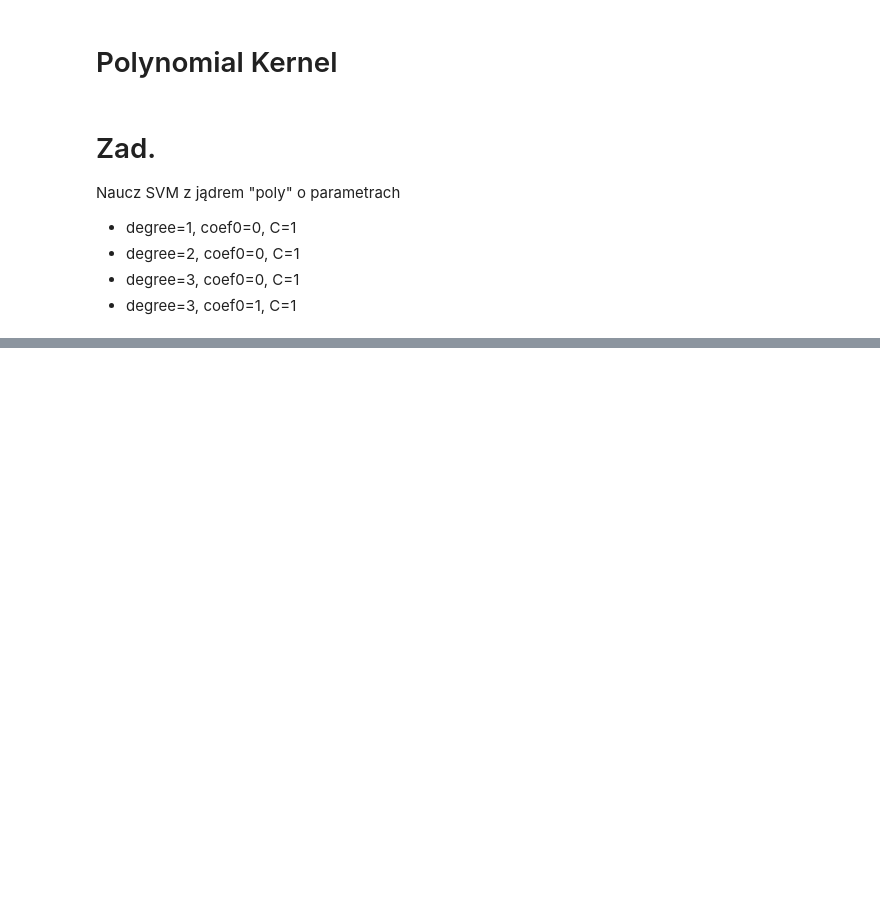
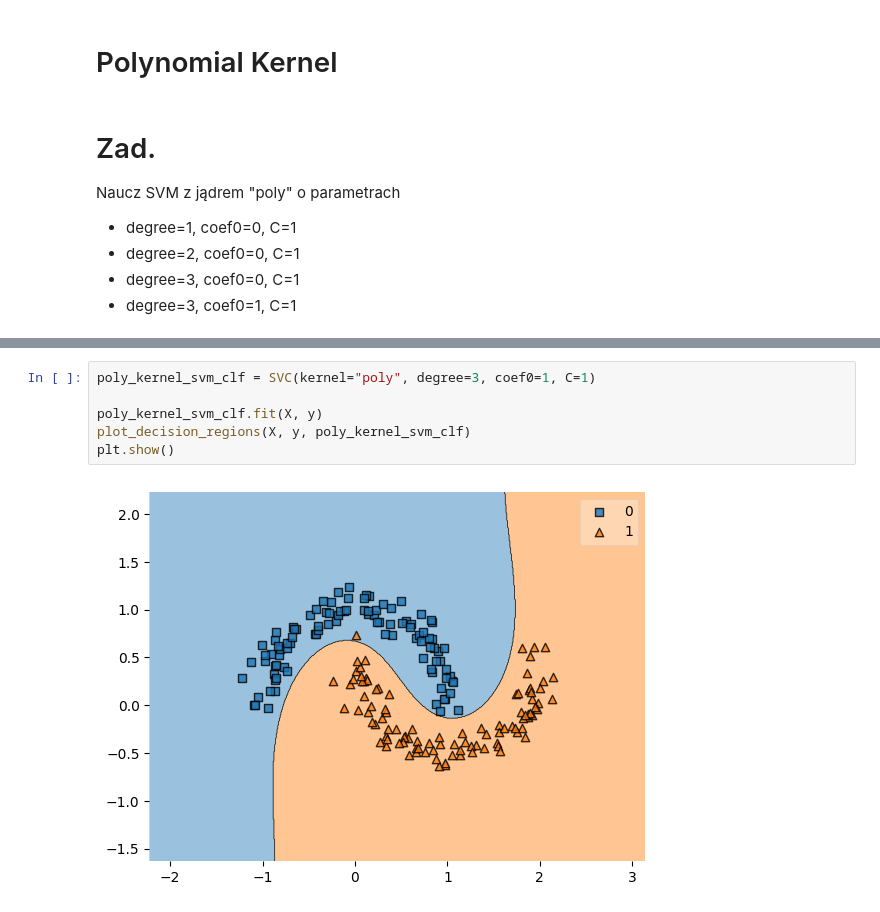
Before and after one commit to mladbago/podstawy_sztucznej_inteligencji, a Jupyter notebook: Z08_J_polinomina_SVM.ipynb, the cells around one changed output, grey strips where cells are left out. Saved outputs shown, nothing was run; the diff lists cells and outputs as text; blank space fills up the shorter version.

```diff
--- a/Z08_J_polinomina_SVM.ipynb
+++ b/Z08_J_polinomina_SVM.ipynb
@@ -41 +69,9 @@ TypeError: ignored
+# %%
+poly_kernel_svm_clf = SVC(kernel="poly", degree=3, coef0=1, C=1)
+
+poly_kernel_svm_clf.fit(X, y)
+plot_decision_regions(X, y, poly_kernel_svm_clf)
+plt.show()
+# %% [output]
+[figure, added]
 # %%
```
Also changed, not shown: parts of 13 cells of this notebook.
